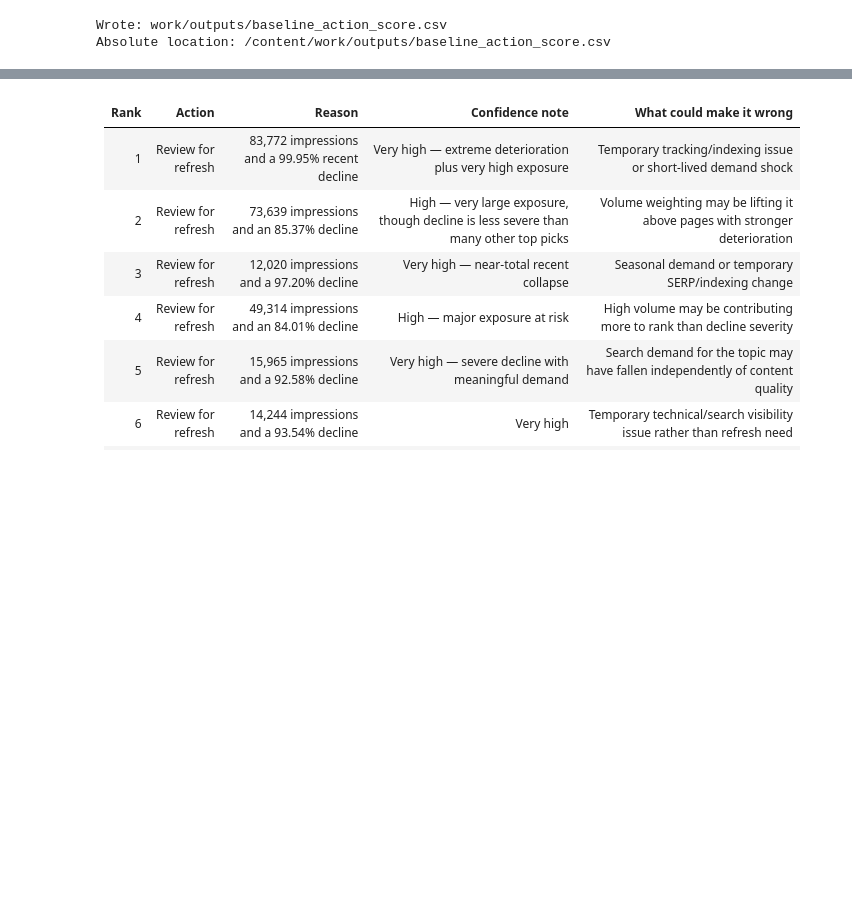
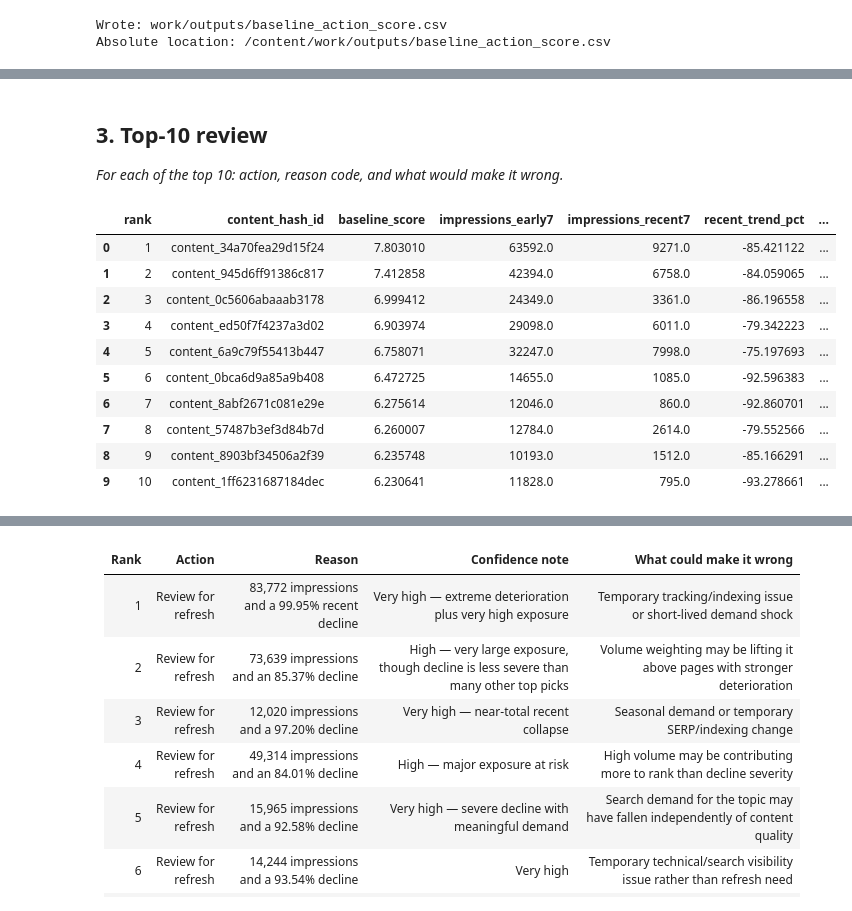
Before and after one commit to jh-emon002/flyrank-intern, a Jupyter notebook: work/notebooks/w04_baseline_score.ipynb, the cells around one changed output, grey strips where cells are left out. Cells and saved outputs as stored; diff of their text form; code cells hidden in the pictures; blank space fills up the shorter version.

```diff
--- a/work/notebooks/w04_baseline_score.ipynb
+++ b/work/notebooks/w04_baseline_score.ipynb
@@ -561,0 +506,36 @@ baseline_queue[[
+# %% [markdown]
+## 3. Top-10 review
+
+*For each of the top 10: action, reason code, and what would make it wrong.*
+# %%
+top10 = (
+    queue[queue["action"] == "review_for_refresh"]
+    .head(10)
+    .copy()
+)
+
+review_columns = [
+    "rank",
+    "content_hash_id",
+    "baseline_score",
+    "impressions_early7",
+    "impressions_recent7",
+    "recent_trend_pct",
+    "ctr_recent7_pct",
+    "avg_position_recent7",
+    "is_declining_next15d"
+]
+
+display(top10[review_columns])
+# %% [output]
+|  | rank | content_hash_id | baseline_score | impressions_early7 | impressions_recent7 | recent_trend_pct | ... |
+| 0 | 1 | content_34a70fea29d15f24 | 7.803010 | 63592.0 | 9271.0 | -85.421122 | ... |
+| 1 | 2 | content_945d6ff91386c817 | 7.412858 | 42394.0 | 6758.0 | -84.059065 | ... |
+| 2 | 3 | content_0c5606abaaab3178 | 6.999412 | 24349.0 | 3361.0 | -86.196558 | ... |
+| 3 | 4 | content_ed50f7f4237a3d02 | 6.903974 | 29098.0 | 6011.0 | -79.342223 | ... |
+| 4 | 5 | content_6a9c79f55413b447 | 6.758071 | 32247.0 | 7998.0 | -75.197693 | ... |
+| 5 | 6 | content_0bca6d9a85a9b408 | 6.472725 | 14655.0 | 1085.0 | -92.596383 | ... |
+| 6 | 7 | content_8abf2671c081e29e | 6.275614 | 12046.0 | 860.0 | -92.860701 | ... |
+| 7 | 8 | content_57487b3ef3d84b7d | 6.260007 | 12784.0 | 2614.0 | -79.552566 | ... |
+| 8 | 9 | content_8903bf34506a2f39 | 6.235748 | 10193.0 | 1512.0 | -85.166291 | ... |
+| 9 | 10 | content_1ff6231687184dec | 6.230641 | 11828.0 | 795.0 | -93.278661 | ... |
```
Also changed, not shown: parts of 7 cells of this notebook.
